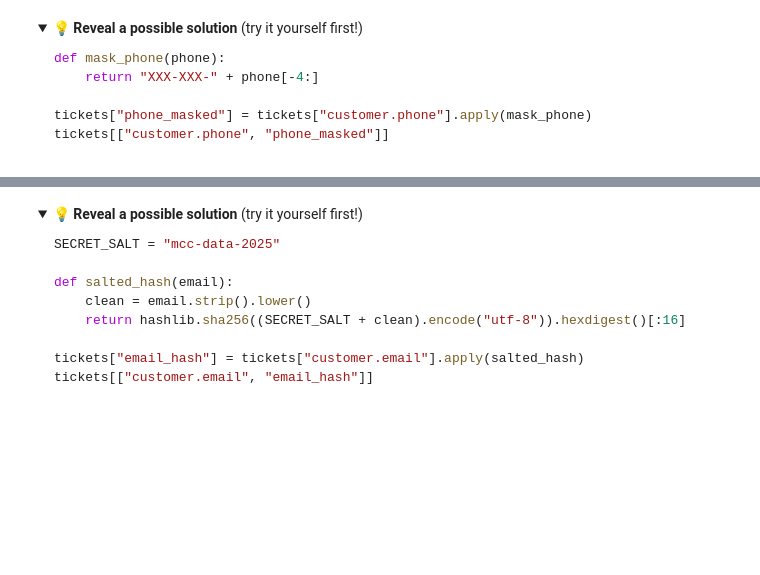
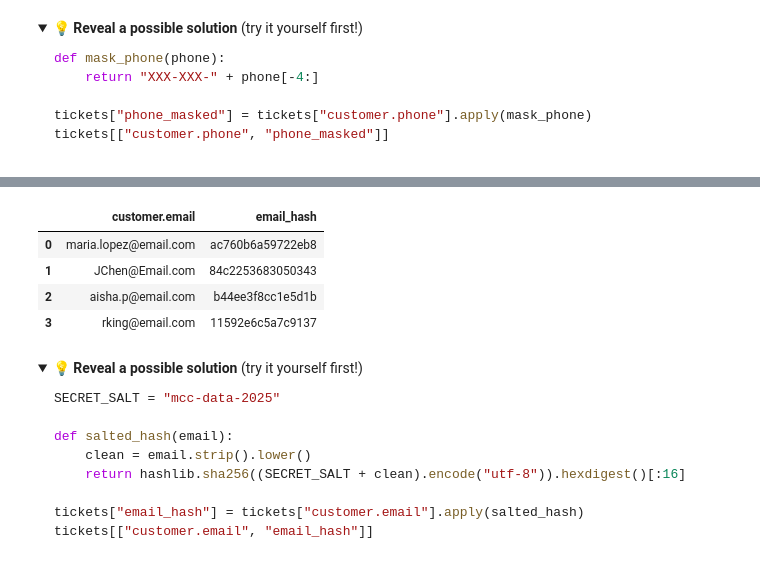
Before and after one commit to profhamilton3/DataAnalytics, a Jupyter notebook: session_2_data_structures_governance_lab.ipynb, the cells around one changed output, grey strips where cells are left out. Saved outputs shown, nothing was run; the diff lists cells and outputs as text; code cells hidden in the pictures; folded sections open; blank space fills up the shorter version.

```diff
--- a/session_2_data_structures_governance_lab.ipynb
+++ b/session_2_data_structures_governance_lab.ipynb
@@ -277,12 +427,19 @@ tickets[["customer.phone", "phone_masked"]]
 # %%
+# @title Salting the hash
 SECRET_SALT = "mcc-data-2025"     # in real life this lives in a secure vault, never in the notebook!
 
 def salted_hash(email):
     clean = email.strip().lower()
-    return hashlib.sha256((___ + clean).encode("utf-8")).hexdigest()[:16]
+    return hashlib.sha256((SECRET_SALT + clean).encode("utf-8")).hexdigest()[:16]
 
-tickets["email_hash"] = tickets["customer.email"].apply(___)
+tickets["email_hash"] = tickets["customer.email"].apply(salted_hash)
 tickets[["customer.email", "email_hash"]]
+# %% [output]
+|  | customer.email | email_hash |
+| 0 | maria.lopez@email.com | ac760b6a59722eb8 |
+| 1 | JChen@Email.com | 84c2253683050343 |
+| 2 | aisha.p@email.com | b44ee3f8cc1e5d1b |
+| 3 | rking@email.com | 11592e6c5a7c9137 |
 # %% [markdown]
 <details>
 <summary><b>💡 Reveal a possible solution</b> (try it yourself first!)</summary>
```
Also changed, not shown: parts of 22 cells of this notebook.
